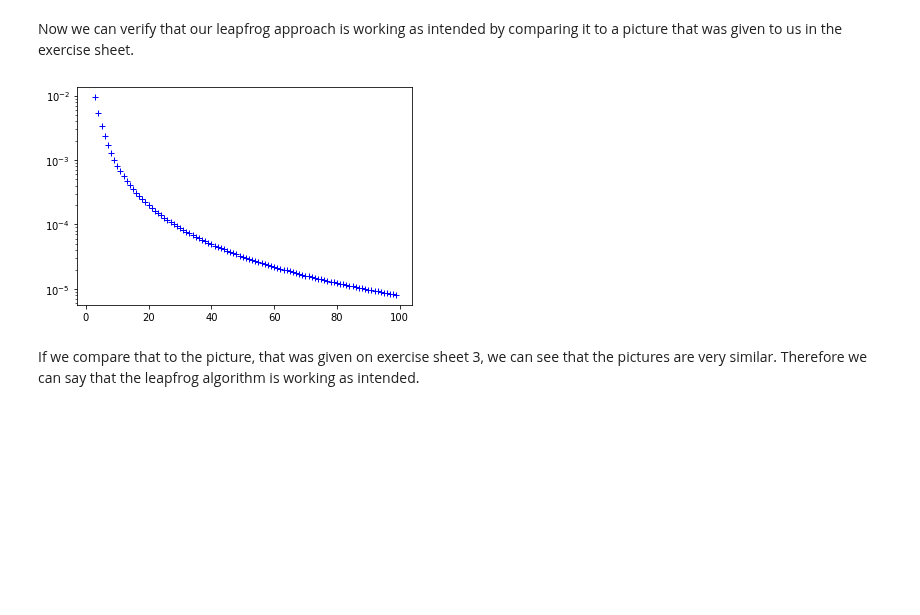
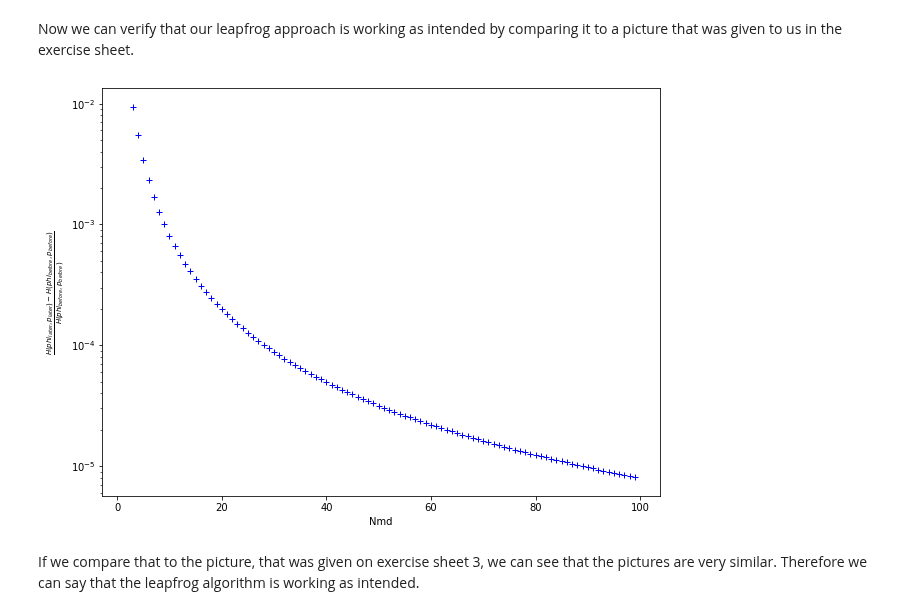
Before and after one commit to Trico94/physics760_Martin, a Jupyter notebook: Exercise 3/exercise3.ipynb, the cells around one changed output. Cells and saved outputs as stored; diff of their text form; code cells hidden in the pictures; blank space fills up the shorter version.

```diff
--- a/Exercise 3/exercise3.ipynb
+++ b/Exercise 3/exercise3.ipynb
@@ -191,35 +209,38 @@ Now we can verify that our leapfrog approach is working as intended by comparing
 # %%
 def test_leapfrog(p, phi, N=20, beta_J=1, beta_h=0.5):
     # Initilizing Variables, that will be used later
     # to calculate H(p_f, phi_f)
     p_f = phi_f = 0
 
     # Initilizing the arrays for future plotting
     # The Nmd array goes from 2 to 100, the H_array
     # is the same length filled with zeros
-    Nmd_array=np.arange(2, 100, 1)
-    H_array=np.zeros(len(Nmd_array))
+    Nmd_array = np.arange(2, 100, 1)
+    H_array = np.zeros(len(Nmd_array))
 
     # Calculating H(p_0, phi_0)
     energy_before=hamiltonian_artificial(p, phi, N, beta_J, beta_h)
 
     for i in range(len(H_array)):
         # Doing the leapfrog algorithm
         p_f, phi_f = leapfrog(p, phi, Nmd_array[i], N, beta_J, beta_h)
 
         # Calculating the energy after the leapfrog
-        energy_after=hamiltonian_artificial(p_f, phi_f, N, beta_J, beta_h)
+        energy_after = hamiltonian_artificial(p_f, phi_f, N, beta_J, beta_h)
 
         # This is calculated to see, if the picture we get
         # matches the picture from the exercise sheet.
-        H_array[i]=(energy_after-energy_before)/energy_before
+        H_array[i] = (energy_after-energy_before)/energy_before
+    plt.figure(figsize=(10, 7.5))
     plt.plot(Nmd_array, H_array, "b+", lw=1)
+    plt.xlabel("Nmd")
+    plt.ylabel(r"$\frac{H(phi_{later}, p_{later})-H(phi_{before}, p_{before})}{H(phi_{before}, p_{before})}$")
     plt.yscale("log")
-    plt.savefig("leapfrog_test.png")
+    plt.savefig("pictures/leapfrog_test.png", dpi=600)
 
 test_leapfrog(1, 1)
 # %% [output]
-[figure, old version]
+[figure, new version]
 # %% [markdown]
 If we compare that to the picture, that was given on exercise sheet 3, we can see that the pictures are very similar. Therefore we can say that the leapfrog algorithm is working as intended.
 # %% [markdown]
```
Also changed, not shown: parts of 10 cells of this notebook, 4 other files.
